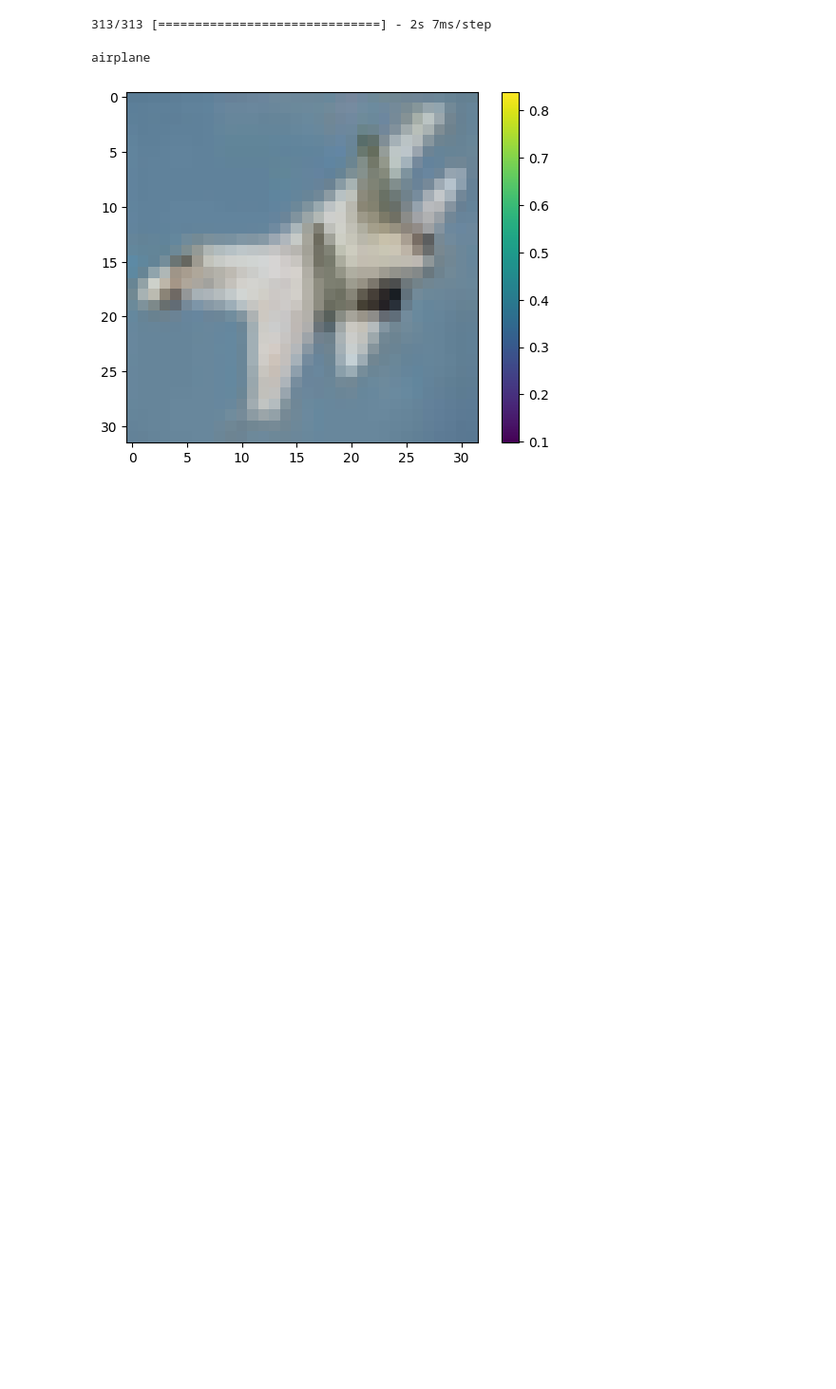
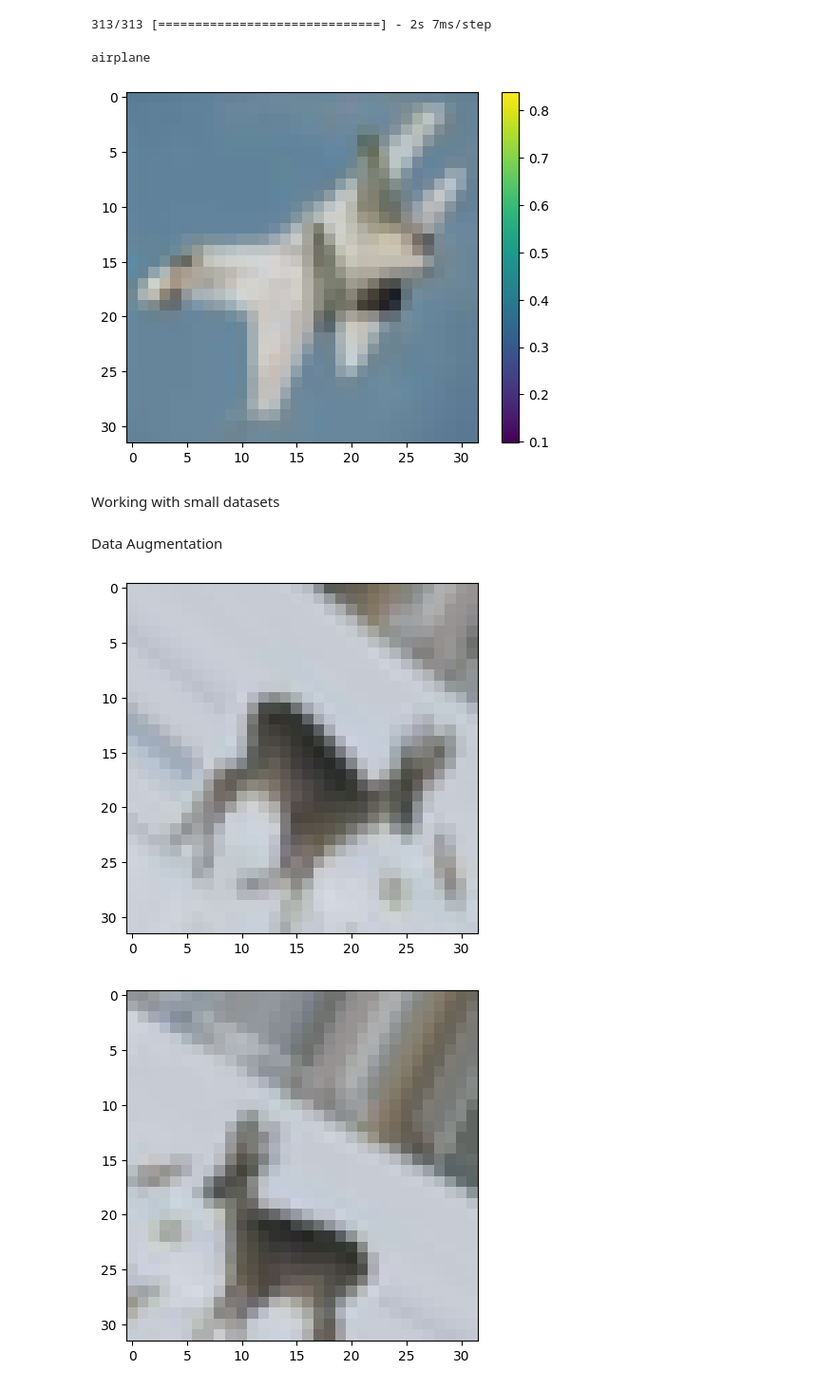
Before and after one commit to SahilS1G/ML_basics, a Jupyter notebook: convolution_NN.ipynb, the cells around one changed output. Shown at 95% size. Saved outputs shown, nothing was run; the diff lists cells and outputs as text; code cells hidden in the pictures; blank space fills up the shorter version.

Commit message:
small dataset

```diff
--- a/convolution_NN.ipynb
+++ b/convolution_NN.ipynb
@@ -131,3 +131,7 @@ plt.show()
 # %% [output]
 airplane
 [figure]
+# %% [markdown]
+Working with small datasets
+# %% [markdown]
+Data Augmentation
@@ -133,0 +141,31 @@ airplane
+# %%
+datagen = ImageDataGenerator(
+    rotation_range= 40,
+    width_shift_range= 0.2,
+    height_shift_range= 0.2,
+    shear_range= 0.2,
+    zoom_range= 0.2,
+    horizontal_flip= True,
+    fill_mode= 'nearest'
+)
+
+# picking an image to transform
+
+test_img = train_images[20]
+img = image.img_to_array(test_img) # convert image to numpy array
+img = img.reshape((1,) + img.shape)
+
+i = 0
+
+for batch in datagen.flow(img, save_prefix='test' , save_format='jpeg'):
+    plt.figure(i)
+    plot = plt.imshow(image.img_to_array(batch[0]))
+    i += 1
+    if i > 4:
+        break
+
+
+plt.show()
+# %% [output]
+[figure, added]
+[figure, added]
```
Also changed, not shown: parts of 7 cells of this notebook.
